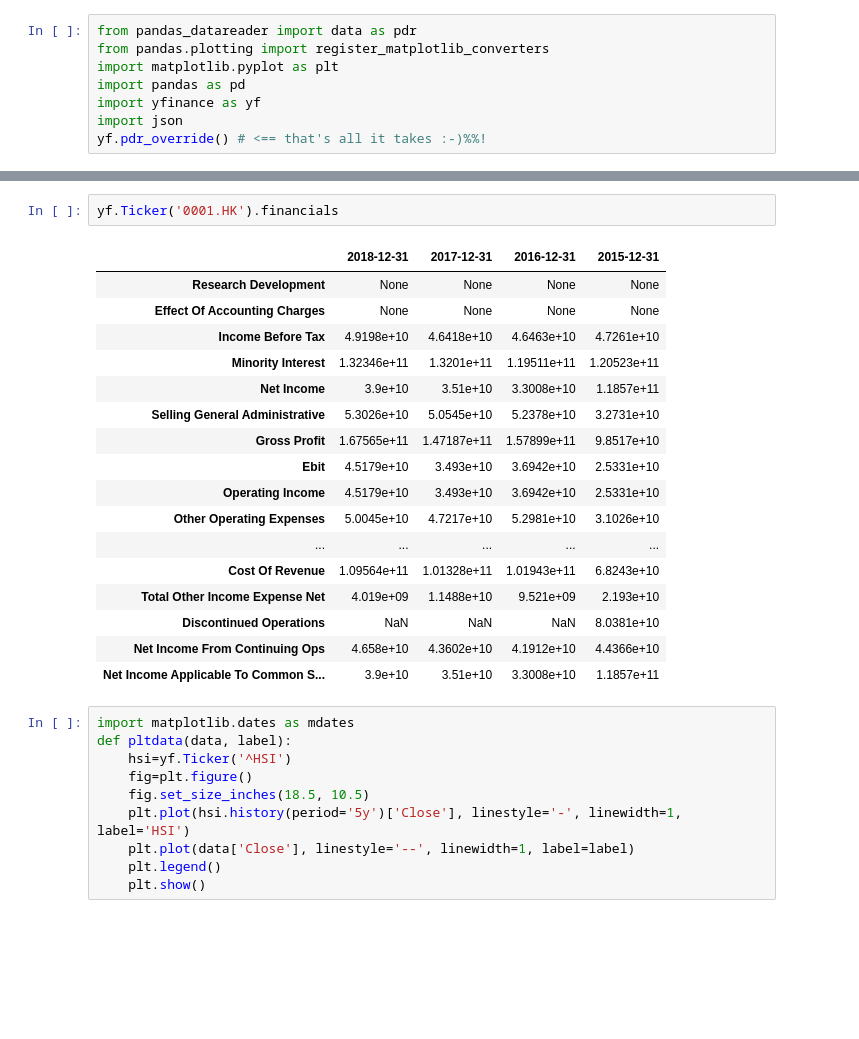
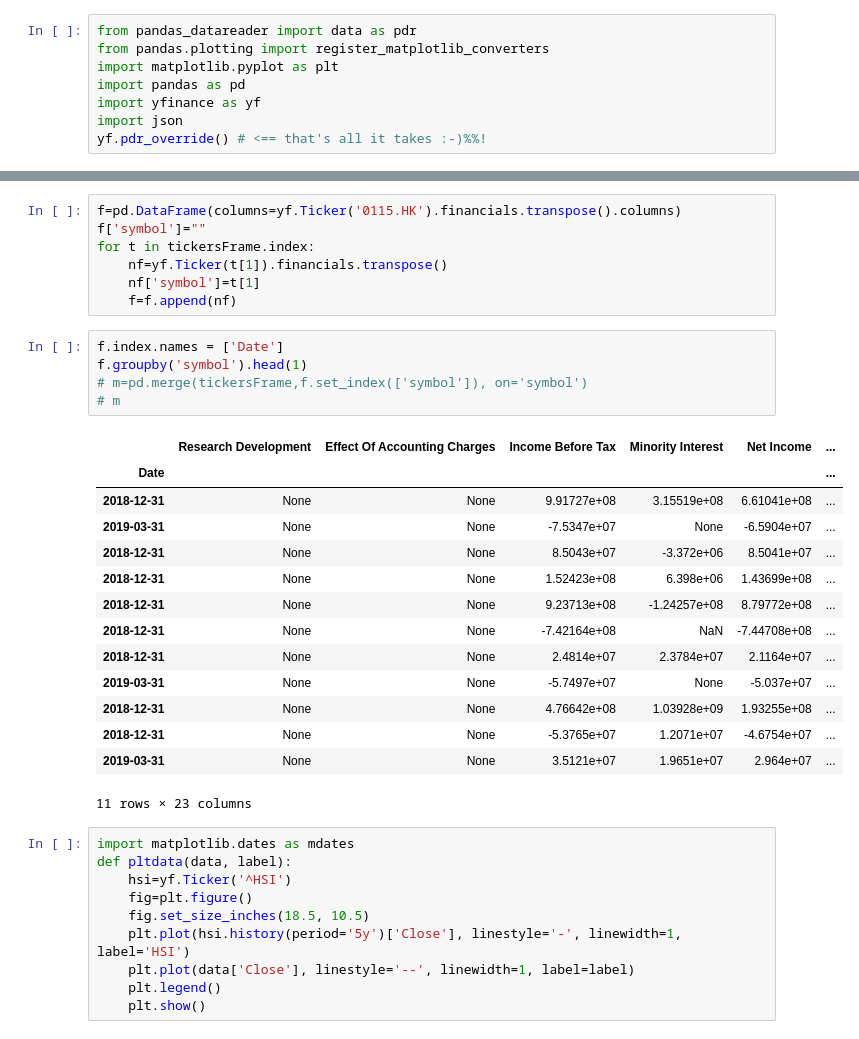
Before and after one commit to mb95506/CISC7201Project, a Jupyter notebook: sample_plot.ipynb, the cells around one changed output, grey strips where cells are left out. Drawn from its saved outputs; the diff is of its cells as text; blank space fills up the shorter version.

```diff
--- a/sample_plot.ipynb
+++ b/sample_plot.ipynb
@@ -29,23 +33,30 @@ tickersFrame.groupby('industry').head(2)
-# %%
-yf.Ticker('0001.HK').financials
-# %% [output]
-|  | 2018-12-31 | 2017-12-31 | 2016-12-31 | 2015-12-31 |
-| Research Development | None | None | None | None |
-| Effect Of Accounting Charges | None | None | None | None |
-| Income Before Tax | 4.9198e+10 | 4.6418e+10 | 4.6463e+10 | 4.7261e+10 |
-| Minority Interest | 1.32346e+11 | 1.3201e+11 | 1.19511e+11 | 1.20523e+11 |
-| Net Income | 3.9e+10 | 3.51e+10 | 3.3008e+10 | 1.1857e+11 |
-| Selling General Administrative | 5.3026e+10 | 5.0545e+10 | 5.2378e+10 | 3.2731e+10 |
-| Gross Profit | 1.67565e+11 | 1.47187e+11 | 1.57899e+11 | 9.8517e+10 |
-| Ebit | 4.5179e+10 | 3.493e+10 | 3.6942e+10 | 2.5331e+10 |
-| Operating Income | 4.5179e+10 | 3.493e+10 | 3.6942e+10 | 2.5331e+10 |
-| Other Operating Expenses | 5.0045e+10 | 4.7217e+10 | 5.2981e+10 | 3.1026e+10 |
-| ... | ... | ... | ... | ... |
-| Cost Of Revenue | 1.09564e+11 | 1.01328e+11 | 1.01943e+11 | 6.8243e+10 |
-| Total Other Income Expense Net | 4.019e+09 | 1.1488e+10 | 9.521e+09 | 2.193e+10 |
-| Discontinued Operations | NaN | NaN | NaN | 8.0381e+10 |
-| Net Income From Continuing Ops | 4.658e+10 | 4.3602e+10 | 4.1912e+10 | 4.4366e+10 |
-| Net Income Applicable To Common S... | 3.9e+10 | 3.51e+10 | 3.3008e+10 | 1.1857e+11 |
+# %%
+f=pd.DataFrame(columns=yf.Ticker('0115.HK').financials.transpose().columns)
+f['symbol']=""
+for t in tickersFrame.index:
+    nf=yf.Ticker(t[1]).financials.transpose()
+    nf['symbol']=t[1]
+    f=f.append(nf)
+# %%
+f.index.names = ['Date']
+f.groupby('symbol').head(1)
+# m=pd.merge(tickersFrame,f.set_index(['symbol']), on='symbol')
+# m
+# %% [output]
+|  | Research Development | Effect Of Accounting Charges | Income Before Tax | Minority Interest | Net Income | ... |
+| Date |  |  |  |  |  | ... |
+| 2018-12-31 | None | None | 9.91727e+08 | 3.15519e+08 | 6.61041e+08 | ... |
+| 2019-03-31 | None | None | -7.5347e+07 | None | -6.5904e+07 | ... |
+| 2018-12-31 | None | None | 8.5043e+07 | -3.372e+06 | 8.5041e+07 | ... |
+| 2018-12-31 | None | None | 1.52423e+08 | 6.398e+06 | 1.43699e+08 | ... |
+| 2018-12-31 | None | None | 9.23713e+08 | -1.24257e+08 | 8.79772e+08 | ... |
+| 2018-12-31 | None | None | -7.42164e+08 | NaN | -7.44708e+08 | ... |
+| 2018-12-31 | None | None | 2.4814e+07 | 2.3784e+07 | 2.1164e+07 | ... |
+| 2019-03-31 | None | None | -5.7497e+07 | None | -5.037e+07 | ... |
+| 2018-12-31 | None | None | 4.76642e+08 | 1.03928e+09 | 1.93255e+08 | ... |
+| 2018-12-31 | None | None | -5.3765e+07 | 1.2071e+07 | -4.6754e+07 | ... |
+| 2019-03-31 | None | None | 3.5121e+07 | 1.9651e+07 | 2.964e+07 | ... |
+11 rows × 23 columns
 # %%
 import matplotlib.dates as mdates
 def pltdata(data, label):
```
Also changed, not shown: parts of 1 cell of this notebook.
